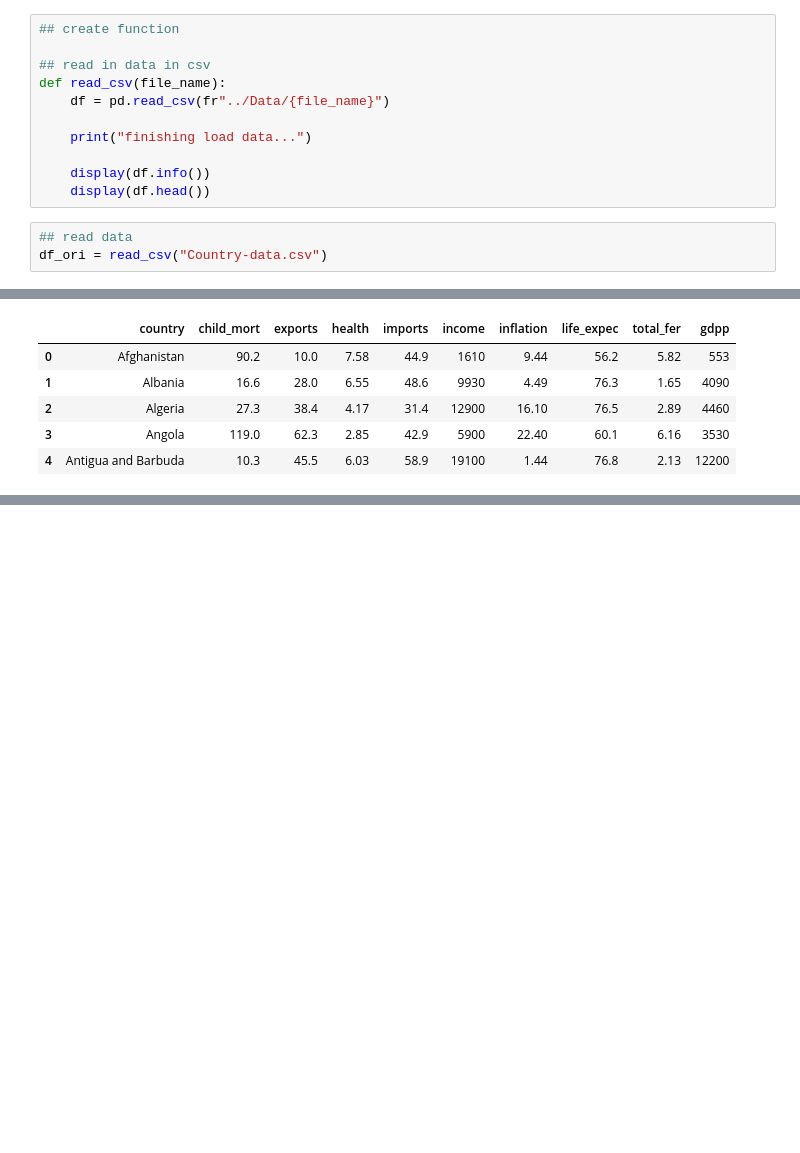
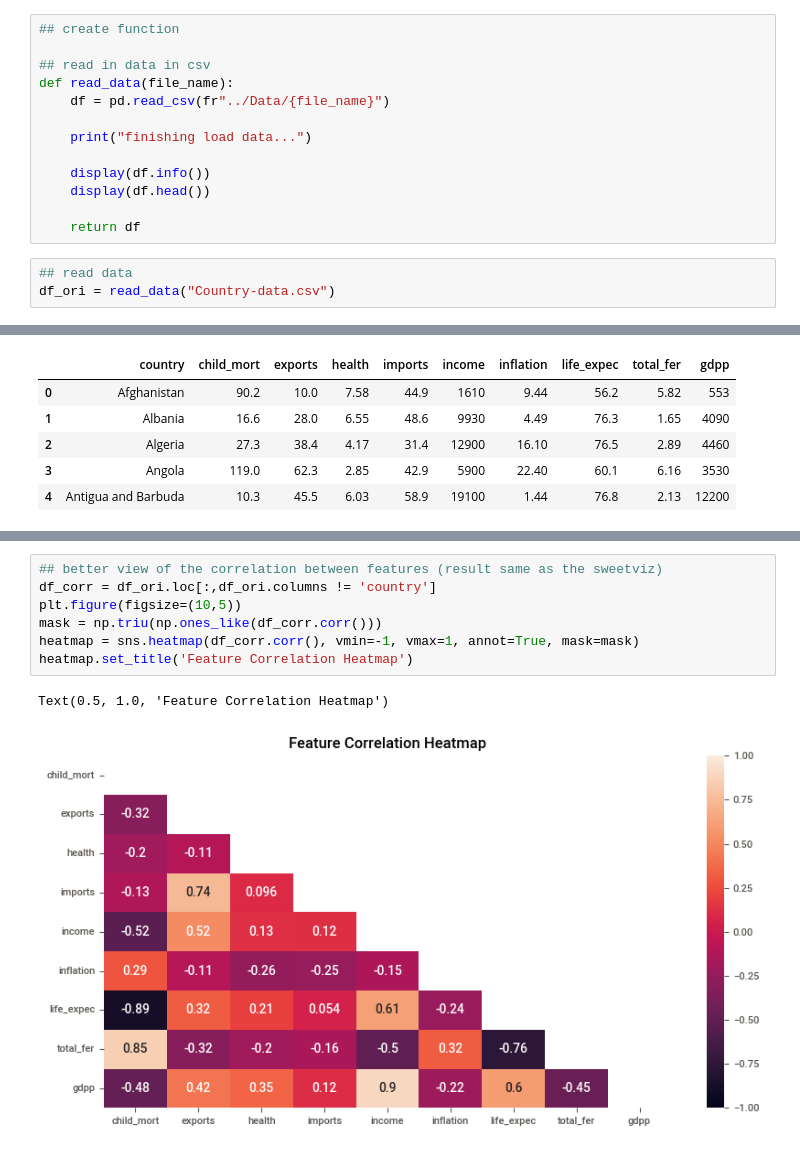
Before and after one commit to tiatsou/funding_allocation, a Jupyter notebook: aid_funding_allocation.ipynb, the cells around one changed output, grey strips where cells are left out. Saved outputs shown, nothing was run; the diff lists cells and outputs as text; blank space fills up the shorter version.

```diff
--- a/aid_funding_allocation.ipynb
+++ b/aid_funding_allocation.ipynb
@@ -12,16 +23,18 @@ pd.set_option("display.max_columns",None)
 ## create function
 
 ## read in data in csv
-def read_csv(file_name):
+def read_data(file_name):
     df = pd.read_csv(fr"../Data/{file_name}")
 
     print("finishing load data...")
 
     display(df.info())
     display(df.head())
+
+    return df
 # %%
 ## read data
-df_ori = read_csv("Country-data.csv")
+df_ori = read_data("Country-data.csv")
 # %% [output]
 finishing load data...
 <class 'pandas.core.frame.DataFrame'>
@@ -52,0 +73,10 @@ None
+# %%
+## better view of the correlation between features (result same as the sweetviz)
+df_corr = df_ori.loc[:,df_ori.columns != 'country']
+plt.figure(figsize=(10,5))
+mask = np.triu(np.ones_like(df_corr.corr()))
+heatmap = sns.heatmap(df_corr.corr(), vmin=-1, vmax=1, annot=True, mask=mask)
+heatmap.set_title('Feature Correlation Heatmap')
+# %% [output]
+Text(0.5, 1.0, 'Feature Correlation Heatmap')
+[figure, added]
```
Also changed, not shown: parts of 13 cells of this notebook.
